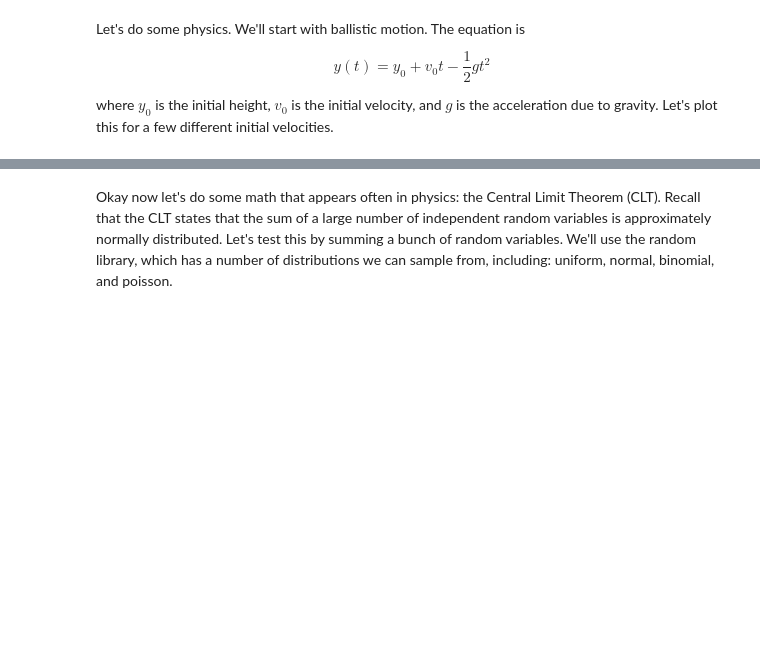
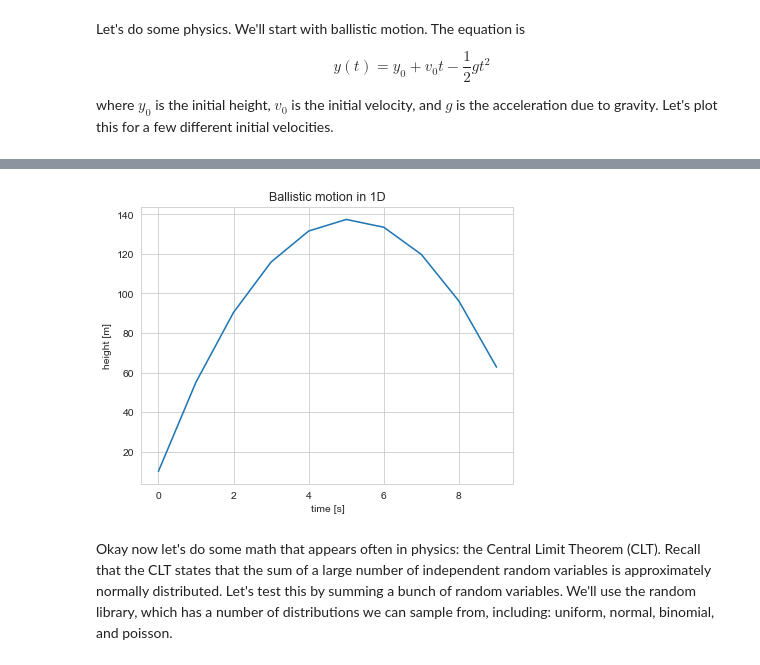
Before and after one commit to jimhalverson/COMP2023, a Jupyter notebook: notebooks/Intro to Python/1_Lecture_1_Essential Essentials.ipynb, the cells around one changed output, grey strips where cells are left out. Cells and saved outputs as stored; diff of their text form; code cells hidden in the pictures; blank space fills up the shorter version.

```diff
--- a/notebooks/Intro to Python/1_Lecture_1_Essential Essentials.ipynb
+++ b/notebooks/Intro to Python/1_Lecture_1_Essential Essentials.ipynb
@@ -247,3 +368,7 @@ where $y_0$ is the initial height, $v_0$ is the initial velocity, and $g$ is the
+# %%
+plot_motion(10, 50)
+# %% [output]
+[figure, added]
 # %% [markdown]
 Okay now let's do some math that appears often in physics: the Central Limit Theorem (CLT). Recall that the CLT states that the sum of a large number of independent random variables is approximately normally distributed. Let's test this by summing a bunch of random variables. We'll use the random library, which has a number of distributions we can sample from, including: uniform, normal, binomial, and poisson.
 # %%
```
Also changed, not shown: parts of 18 cells of this notebook, 1 other file.
